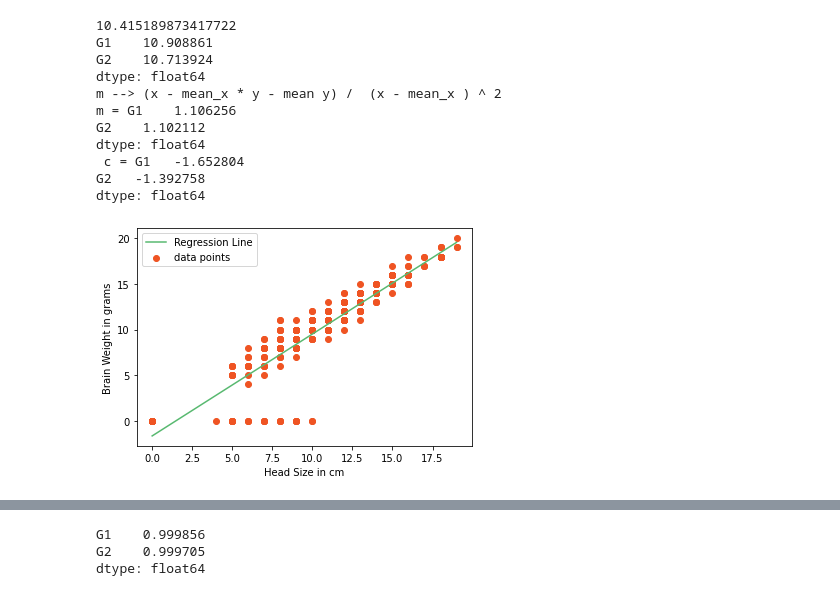
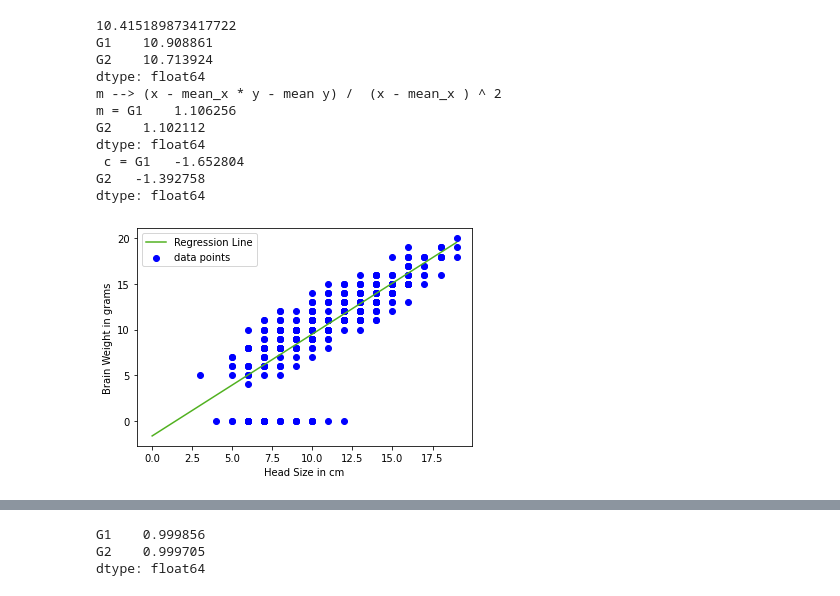
Before and after one commit to gerardburgues/LinearRegression, a Jupyter notebook: LinearRegression/colab.ipynb, the cells around one changed output, grey strips where cells are left out. Saved outputs shown, nothing was run; the diff lists cells and outputs as text; code cells hidden in the pictures.

```diff
--- a/LinearRegression/colab.ipynb
+++ b/LinearRegression/colab.ipynb
@@ -529,16 +540,17 @@ dtype: float64
 # %%
 max_x = np.max(x)
 min_x = np.min(y)
 # calculating line values x and y
 X = np.linspace (min_x, max_x, 2)
 Y = c + m * X
 
-plt.plot(X, Y, color='#58b970', label='Regression Line')
-plt.scatter(x[:,1], y, c='#ef5423', label='data points')
+
+plt.plot(X, Y, color='#51b120', label='Regression Line')
+plt.scatter(x[:,0], y, c='blue', label='data points')
 
 plt.xlabel('Head Size in cm')
 plt.ylabel('Brain Weight in grams')
 plt.legend()
 plt.show()
 # %% [output]
-[figure, old version]
+[figure, new version]
```
Also changed, not shown: parts of 7 cells of this notebook, 1 other file.
